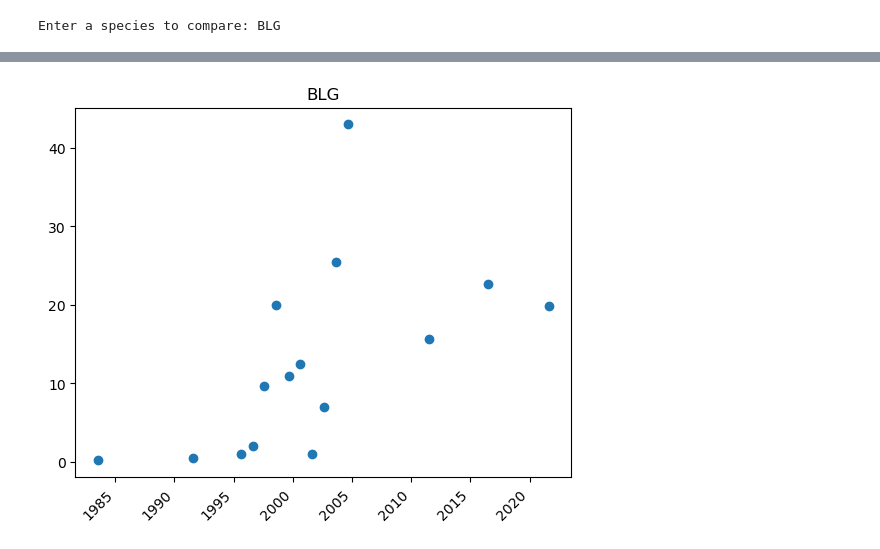
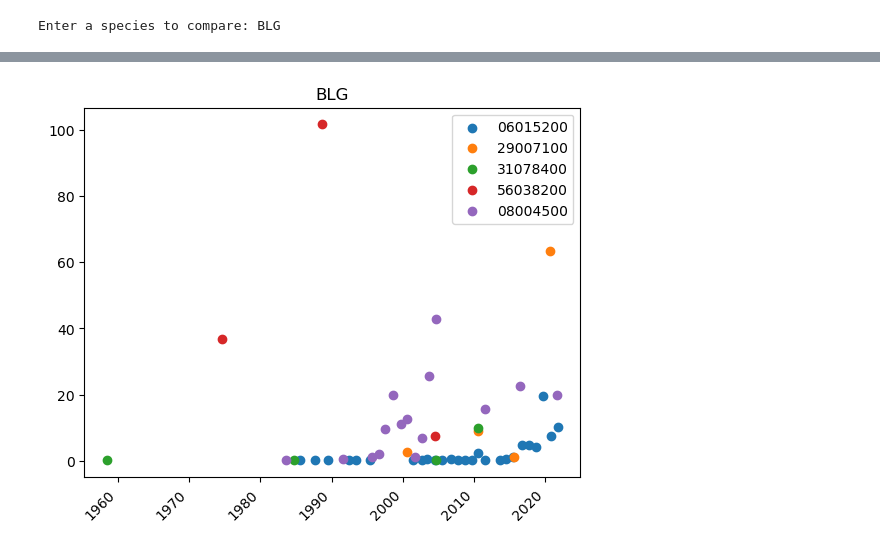
Before and after one commit to lwunderl/Minnesota-Fish-Explorer, a Jupyter notebook: Fish_Survey/fish_analysis.ipynb, the cells around one changed output, grey strips where cells are left out. Drawn from its saved outputs; the diff is of its cells as text; code cells hidden in the pictures.

```diff
--- a/Fish_Survey/fish_analysis.ipynb
+++ b/Fish_Survey/fish_analysis.ipynb
@@ -60,7 +41,21 @@ species1_df["survey_date"] = pd.to_datetime(species1_df["survey_date"],format="%
-# %%
-plt.scatter(species1_df["survey_date"],species1_df["CPUE"])
-plt.title(species1)
-plt.xticks(rotation=45, ha="right")
-plt.show()
-# %% [output]
-[figure, removed]
+# %%
+lake_scatter_cpue_list = []
+lake_scatter_survey_date_list = []
+for lakeid in lakes:
+    species_cpue = lakes_df.loc[(lakes_df["species"] == species) & \
+                                (lakes_df["gear"] == "Standard gill nets") & \
+                                (lakes_df["lake_ID"] == lakeid), "CPUE"]
+    species_survey_date = lakes_df.loc[(lakes_df["species"] == species) & \
+                                (lakes_df["gear"] == "Standard gill nets") & \
+                                (lakes_df["lake_ID"] == lakeid), "survey_date"]
+    lake_scatter_cpue_list.append(species_cpue)
+    lake_scatter_survey_date_list.append(species_survey_date)
+# %%
+for _ in range(len(lakes)):
+    plt.scatter(lake_scatter_survey_date_list[_],lake_scatter_cpue_list[_], label=lakes[_])
+    plt.title(species)
+    plt.xticks(rotation=45, ha="right")
+    plt.legend(loc="best")
+plt.show()
+# %% [output]
+[figure, added]
```
Also changed, not shown: parts of 9 cells of this notebook, 11 other files.
